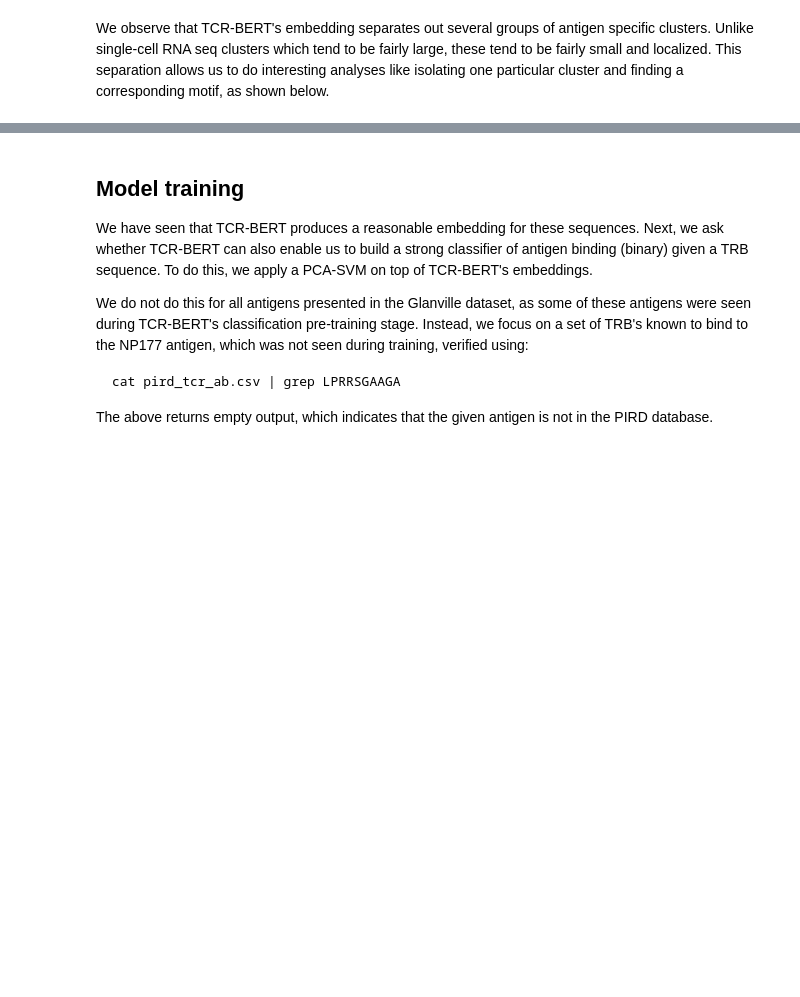
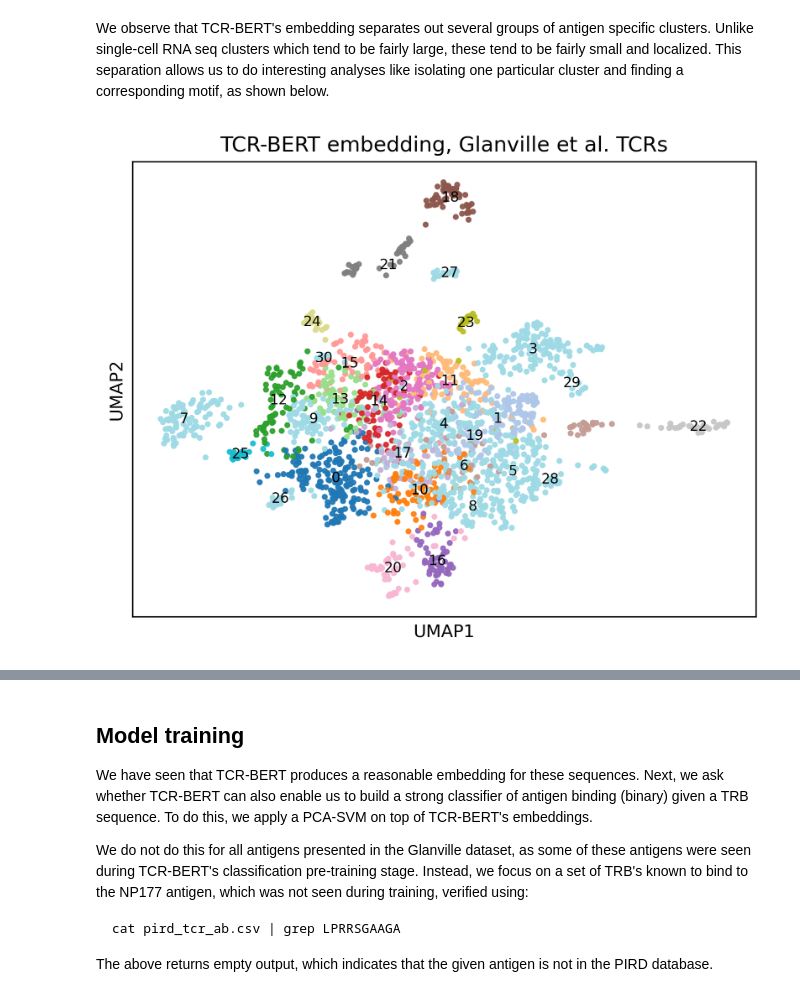
Before and after one commit to wukevin/tcr-bert, a Jupyter notebook: jupyter/transformers_glanville_classifier_and_clustering.ipynb, the cells around one changed output, grey strips where cells are left out. Saved outputs shown, nothing was run; the diff lists cells and outputs as text; code cells hidden in the pictures; blank space fills up the shorter version.

```diff
--- a/jupyter/transformers_glanville_classifier_and_clustering.ipynb
+++ b/jupyter/transformers_glanville_classifier_and_clustering.ipynb
@@ -125 +130,10 @@ We observe that TCR-BERT's embedding separates out several groups of antigen spe
+# %%
+importlib.reload(plot_utils)
+plot_utils.plot_anndata_rep(
+    glanville_embedding_adata, color='leiden', direct_label=True,
+    title="TCR-BERT embedding, Glanville et al. TCRs",
+    legend_size=8,
+).show()
+# %% [output]
+[figure, added]
 # %%
```
Also changed, not shown: parts of 29 cells of this notebook, 15 other files.
